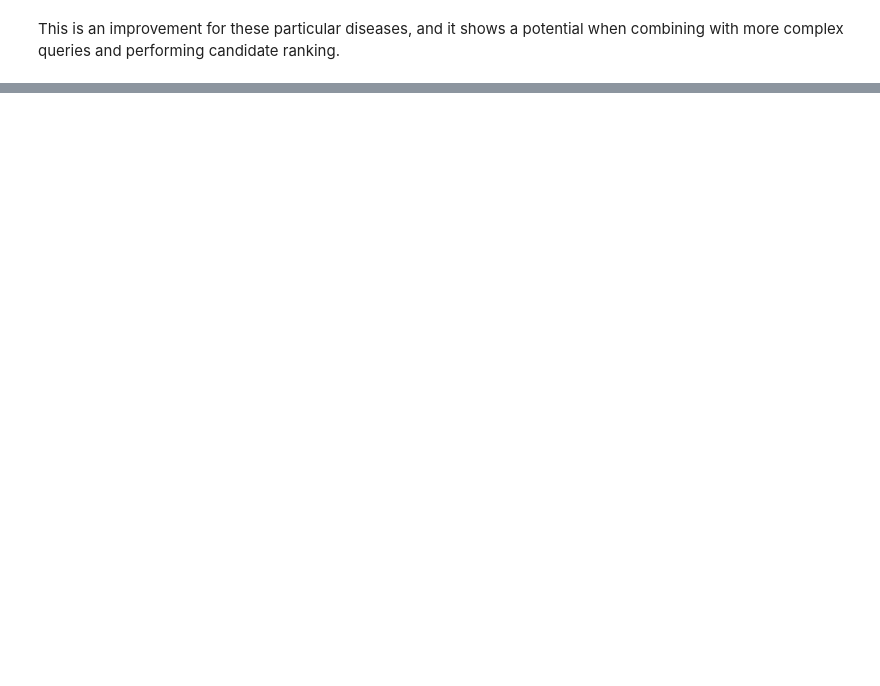
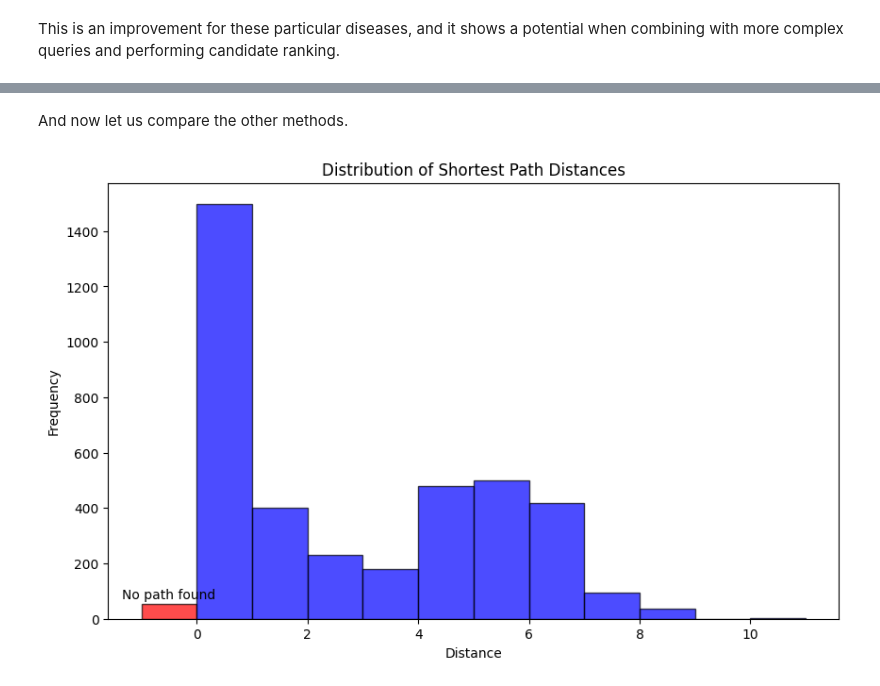
Before and after one commit to Yuliana7/biomedical-entity-linking, a Jupyter notebook: notebooks/cypher_index.ipynb, the cells around one changed output, grey strips where cells are left out. Cells and saved outputs as stored; diff of their text form; code cells hidden in the pictures; blank space fills up the shorter version.

```diff
--- a/notebooks/cypher_index.ipynb
+++ b/notebooks/cypher_index.ipynb
@@ -504,0 +678,6 @@ This is an improvement for these particular diseases, and it shows a potential w
+# %%
+with driver.session() as session:
+    result = session.run(manual_disease_synonyms_query, disease_name=test_synonym, threshold=0.95, limit=10)
+
+    for record in result:
+        print(record)
@@ -504,0 +1002,7 @@ This is an improvement for these particular diseases, and it shows a potential w
+# %% [markdown]
+And now let us compare the other methods.
+# %%
+vector_search_eval = get_shortest_path_eval(true_values_vector, predicted_values_vector)
+display_shortest_path_predictions(vector_search_eval)
+# %% [output]
+[figure, added]
```
Also changed, not shown: parts of 58 cells of this notebook, 3 other files.
